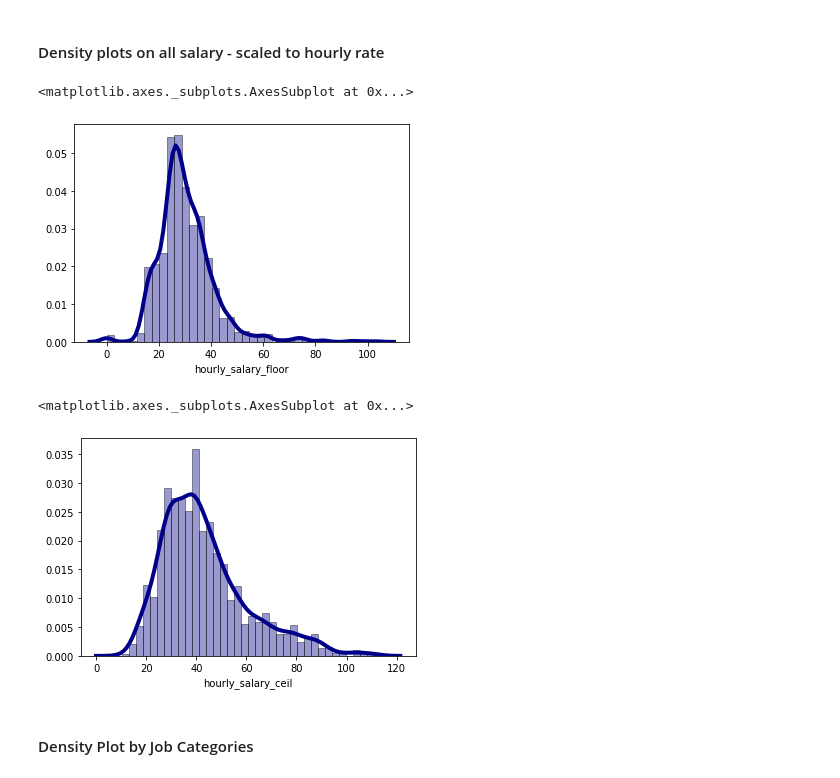
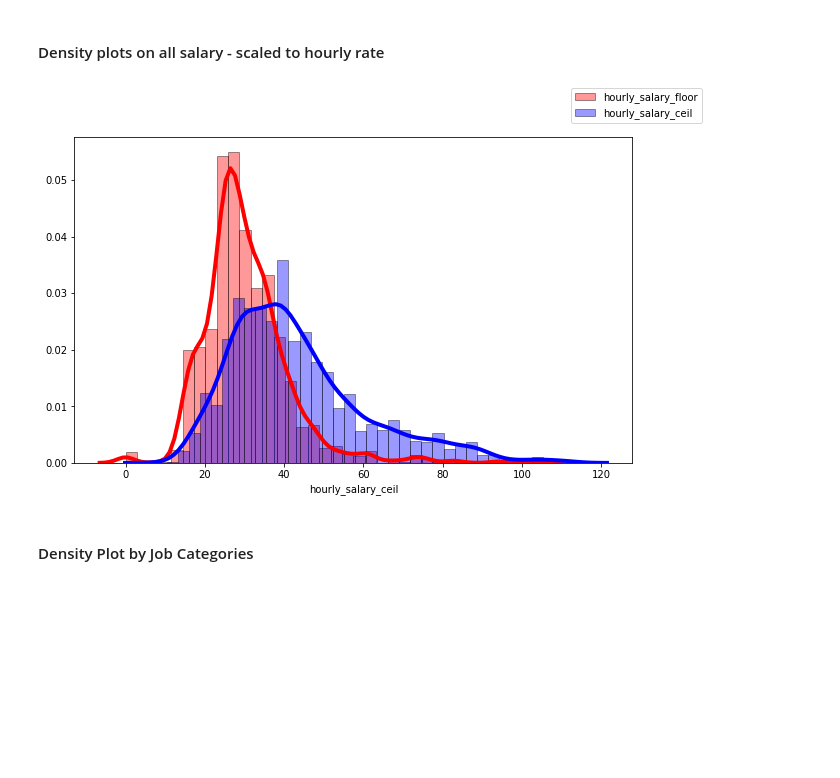
Before and after one commit to Saralytics/EDA-Feature-Engineering-code-challenge, a Jupyter notebook: jupyter/notebook/assesment_notebook.ipynb, the cells around one changed output. Cells and saved outputs as stored; diff of their text form; code cells hidden in the pictures; blank space fills up the shorter version.

```diff
--- a/jupyter/notebook/assesment_notebook.ipynb
+++ b/jupyter/notebook/assesment_notebook.ipynb
@@ -238,21 +236,26 @@ salary_plot_df = normalized_df.\
 select('Job Category','hourly_salary_floor', 'hourly_salary_ceil').toPandas()
 # filter(col('Job Category')=='Technology, Data & Innovation').toPandas()
 # %%
-sns.distplot(salary_plot_df['hourly_salary_floor'], hist=True, kde=True,
-             bins=int(180/5), color = 'darkblue',
+fig = plt.figure(figsize=(10,6))
+sns.distplot(salary_plot_df['hourly_salary_floor'],
+             hist=True,
+             kde=True,
+             bins=int(180/5), color = 'red',
+             label='hourly_salary_floor',
              hist_kws={'edgecolor':'black'},
              kde_kws={'linewidth': 4})
+
+sns.distplot(salary_plot_df['hourly_salary_ceil'],
+             hist=True,
+             kde=True,
+             bins=int(180/5), color = 'blue',
+             label='hourly_salary_ceil',
+             hist_kws={'edgecolor':'black'},
+             kde_kws={'linewidth': 4})
+fig.legend()
+plt.show()
 # %% [output]
-<matplotlib.axes._subplots.AxesSubplot at 0x...>
-[figure, old version]
+[figure, new version]
-# %%
-sns.distplot(salary_plot_df['hourly_salary_ceil'], hist=True, kde=True,
-             bins=int(180/5), color = 'darkblue',
-             hist_kws={'edgecolor':'black'},
-             kde_kws={'linewidth': 4})
-# %% [output]
-<matplotlib.axes._subplots.AxesSubplot at 0x...>
-[figure, removed]
 # %% [markdown]
 #### Density Plot by Job Categories
 # %%
```
Also changed, not shown: parts of 32 cells of this notebook.
